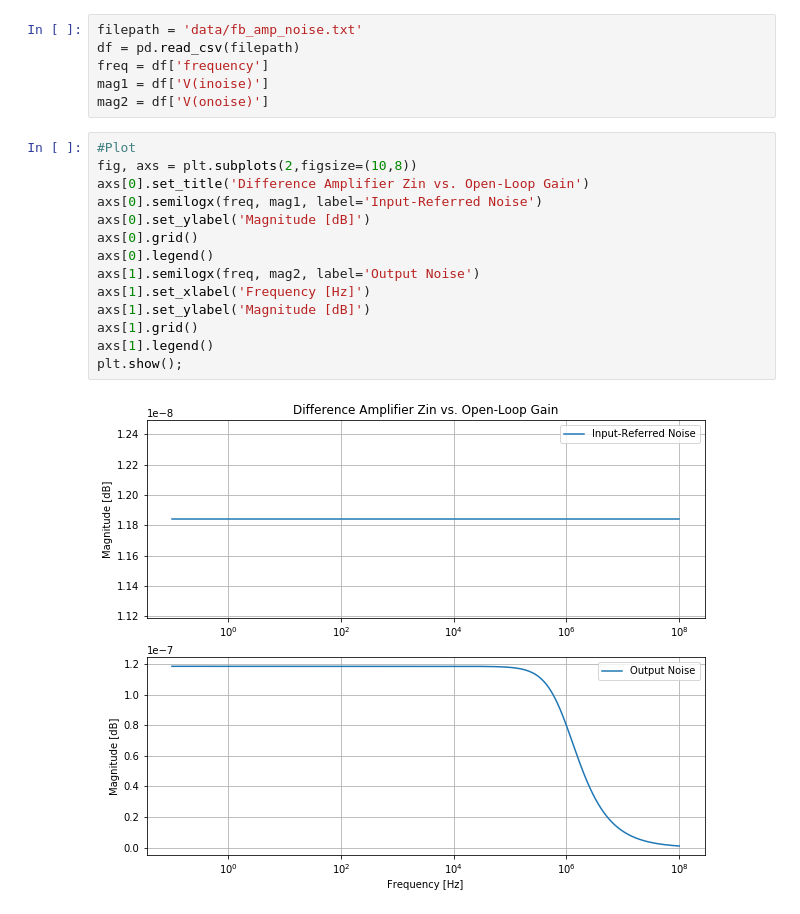
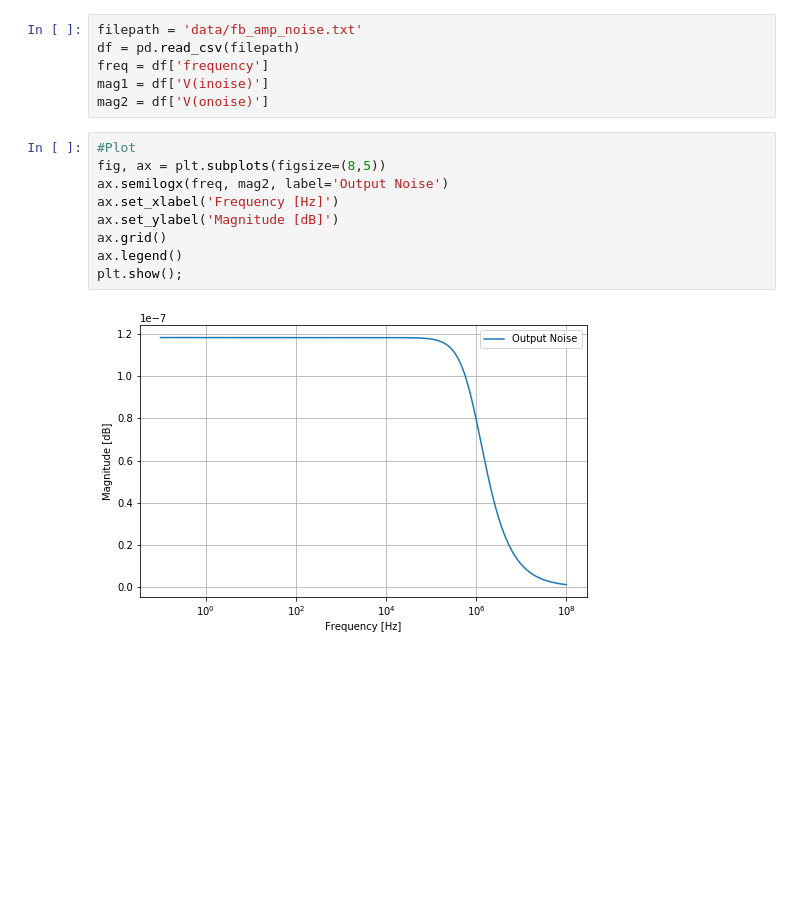
Before and after one commit to kegedy/EE538, a Jupyter notebook: hw/kevin/hw06/HW06.ipynb, the cells around one changed output. Drawn from its saved outputs; the diff is of its cells as text; blank space fills up the shorter version.

```diff
--- a/hw/kevin/hw06/HW06.ipynb
+++ b/hw/kevin/hw06/HW06.ipynb
@@ -146,19 +148,14 @@ mag1 = df['V(inoise)']
 mag2 = df['V(onoise)']
 # %%
 #Plot
-fig, axs = plt.subplots(2,figsize=(10,8))
-axs[0].set_title('Difference Amplifier Zin vs. Open-Loop Gain')
-axs[0].semilogx(freq, mag1, label='Input-Referred Noise')
-axs[0].set_ylabel('Magnitude [dB]')
-axs[0].grid()
-axs[0].legend()
-axs[1].semilogx(freq, mag2, label='Output Noise')
-axs[1].set_xlabel('Frequency [Hz]')
-axs[1].set_ylabel('Magnitude [dB]')
-axs[1].grid()
-axs[1].legend()
+fig, ax = plt.subplots(figsize=(8,5))
+ax.semilogx(freq, mag2, label='Output Noise')
+ax.set_xlabel('Frequency [Hz]')
+ax.set_ylabel('Magnitude [dB]')
+ax.grid()
+ax.legend()
 plt.show();
 # %% [output]
-[figure, old version]
+[figure, new version]
 # %% [markdown]
 <img src="images/HW06Q2.png" width="700">
```
Also changed, not shown: parts of 7 cells of this notebook, 6 other files.
